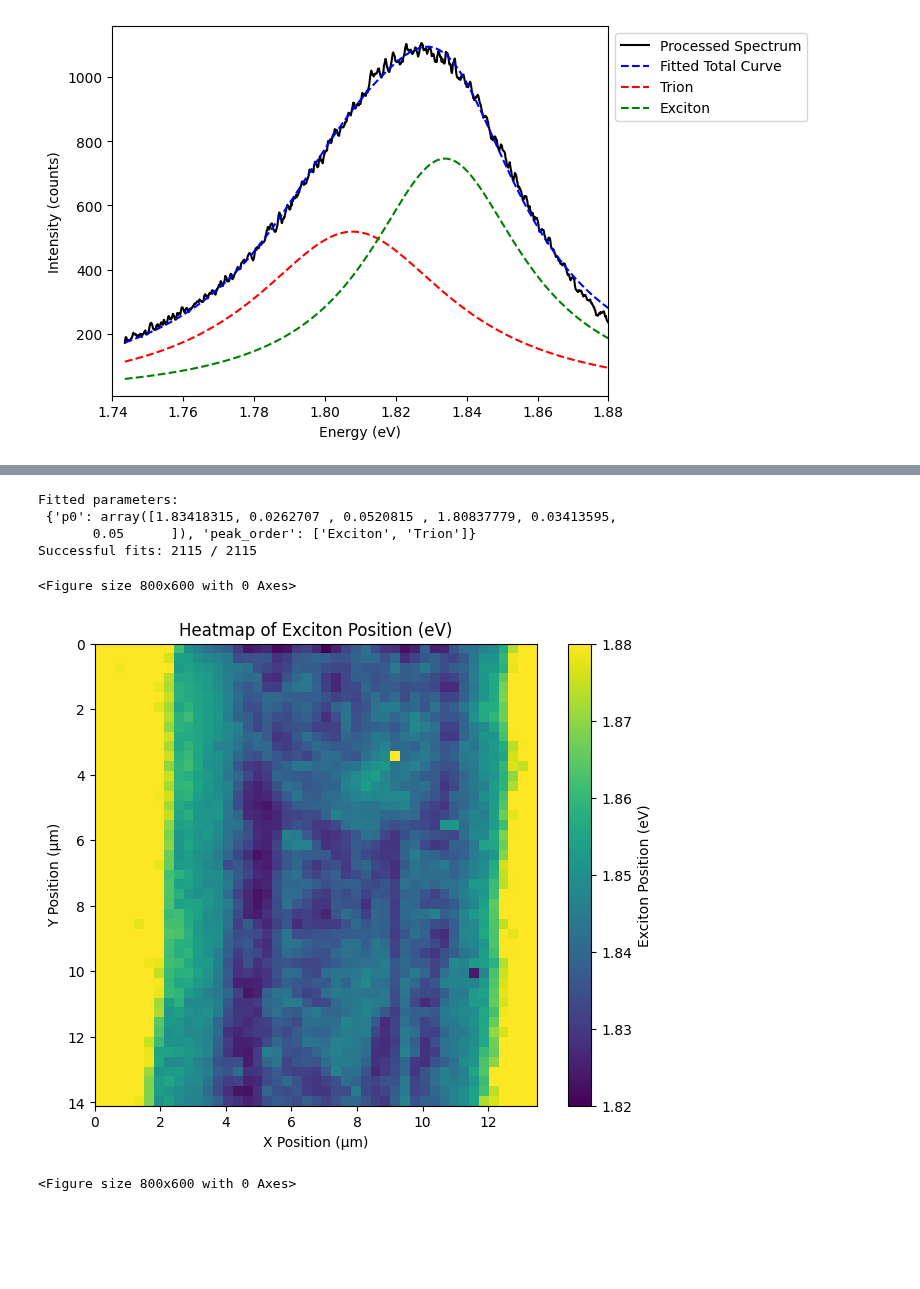
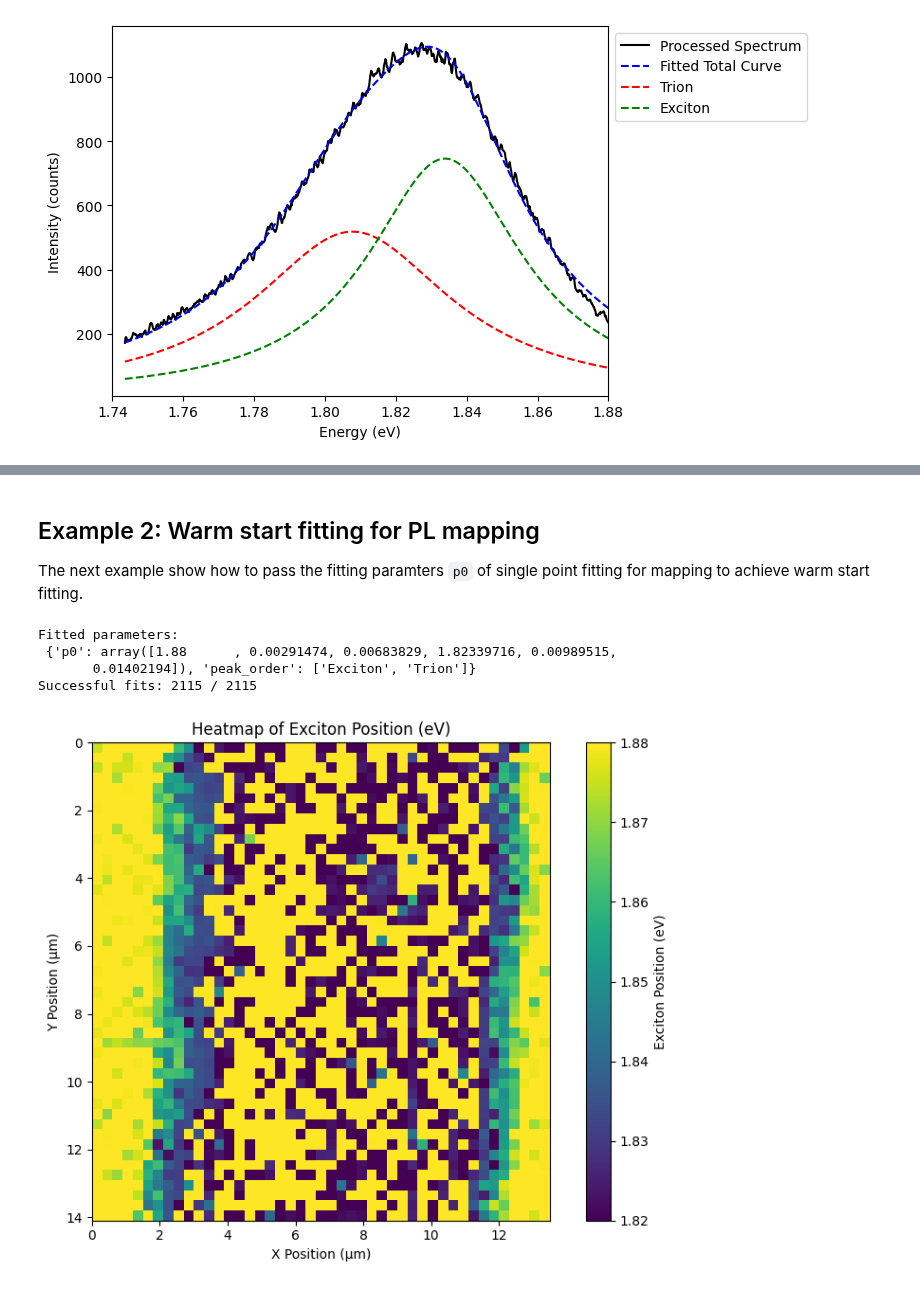
Before and after one commit to barry063/RamanPL_2D, a Jupyter notebook: example-usage/PLfit/PL_component.ipynb, the cells around one changed output, grey strips where cells are left out. Saved outputs shown, nothing was run; the diff lists cells and outputs as text; code cells hidden in the pictures; blank space fills up the shorter version.

```diff
--- a/example-usage/PLfit/PL_component.ipynb
+++ b/example-usage/PLfit/PL_component.ipynb
@@ -52,0 +220,33 @@ Exciton: 1.83 eV | FWHM: 0.05 eV  | Amplitude: 745.87
+# %%
+from ramanpl import PLfit
+
+# Import data from WDF file
+intensity, energy = PLfit.DataImporter.data_import(
+    filename='PL Sample MoS2 2D Flakes.wdf',
+    readlines=[0, 1012]
+)
+
+# Instantiate the PLfit class with the PL data
+pl_fit = PLfit.PLfit(
+    intensity, energy,
+    background_remove=True,
+    baseline_method={"method": "airpls", "lam": 1e6, "niter": 50, "tol": 1e-6},
+    smoothing=True, smooth_window=11,
+    normalize=False
+)
+
+# Update bounds if needed (e.g., for exciton or trion), BUT IT WON'T CHANGE ORDERING
+pl_fit.update_bounds(
+                exciton =([1.82, 0, 0], [1.88, 0.05, 0.1]),     # Please note that lorenzian has "peak height = amp / (pi * scale)"
+                trion =([1.8, 0, 0], [1.86, 0.05, 0.05]),        # Lower and upper boundaries of lorenzian models, the number are given as [peak, scale, amplitude]
+)
+
+# Perform fitting
+params, params_cov = pl_fit.fit_spectrum()
+
+# Plot the results with optional offset and scale
+pl_fit.plot_fit(params,             # the parameters fitted by fit_spectrum
+                offset=0,           # Offset of fitted-curve to raw data
+                scale=1,            # Intensity multiply scale for plotting
+                x_lim=[1.74,1.88]   # x-axis limit for plotting, unit: eV
+                )
@@ -53,3 +259,7 @@ Exciton: 1.83 eV | FWHM: 0.05 eV  | Amplitude: 745.87
+# %% [markdown]
+## Example 2: Warm start fitting for PL mapping
+
+The next example show how to pass the fitting paramters `p0` of single point fitting for mapping to achieve warm start fitting.
 # %%
 ## NEW in v0.2.3 ##
 
@@ -59,10 +269,11 @@ custom_peaks = {
     "Trion":   ([1.80, 0, 0], [1.86, 0.05, 0.05]),
 }
 
+## Make sure to run other cells above first to import data and instantiate PLfit class ##
 pl_fit = PLfit.PLfit(
     spectra=intensity,
     energy=energy,
-    background_remove=False,
+    background_remove=True,
     smoothing=False,
     normalize=False,               # display only
     custom_peaks=custom_peaks,
@@ -72,36 +283,34 @@ pl_fit = PLfit.PLfit(
 params, _ = pl_fit.fit_spectrum()
 p0_pkg = pl_fit.export_p0()
 
 # Display fitted parameters
 print(f"Fitted parameters:\n", p0_pkg)
 
 # Put the single-point fitted parameters into a p0 for Mapping.py usage
 # this optional step help to improve fitting efficiency and stability
 from ramanpl import Mapping
 data_range_ev = (1.74, 1.92)  # use eV limits (recommended)
 
 pl_map = Mapping.PLMapping(
     filename="Mapping PL MoS2 Lines.txt",
     custom_peaks=custom_peaks,
     step_size=0.3,
     poly_degree=1,
-    background_remove=False,
+    background_remove=True,
     smoothing=False,
     baseline_method="poly",
     data_range=data_range_ev,
     normalize=False  # affects display only
 )
 # --- Mapping fit using p0 seed + warm-start
 pl_map.fit_spectra(initial_p0=p0_pkg, warm_start=True, reset_on_fail=True)
 
 # Heatmaps
 pl_map.plot_heatmap(data_type="exciton_position")
 pl_map.plot_heatmap(data_type="trion_position")
 # %% [output]
 Fitted parameters:
- {'p0': array([1.83418315, 0.0262707 , 0.0520815 , 1.80837779, 0.03413595,
-       0.05      ]), 'peak_order': ['Exciton', 'Trion']}
+ {'p0': array([1.88      , 0.00291474, 0.00683829, 1.82339716, 0.00989515,
+       0.01402194]), 'peak_order': ['Exciton', 'Trion']}
 Successful fits: 2115 / 2115
-<Figure size 800x600 with 0 Axes>
-[figure, old version]
+[figure, new version]
-<Figure size 800x600 with 0 Axes>
```
Also changed, not shown: parts of 9 cells of this notebook, 9 other files.
